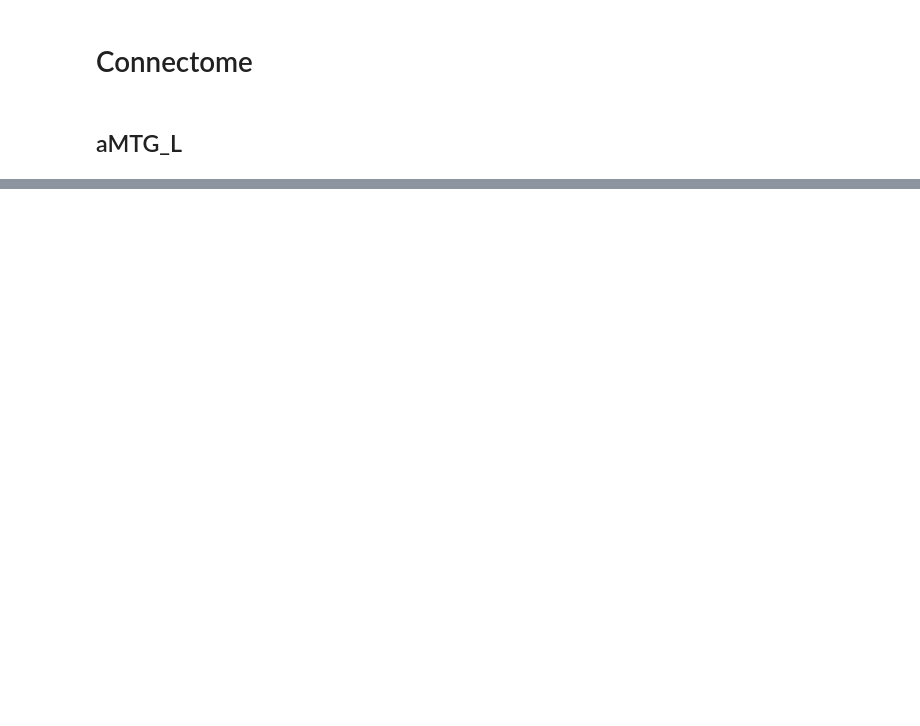
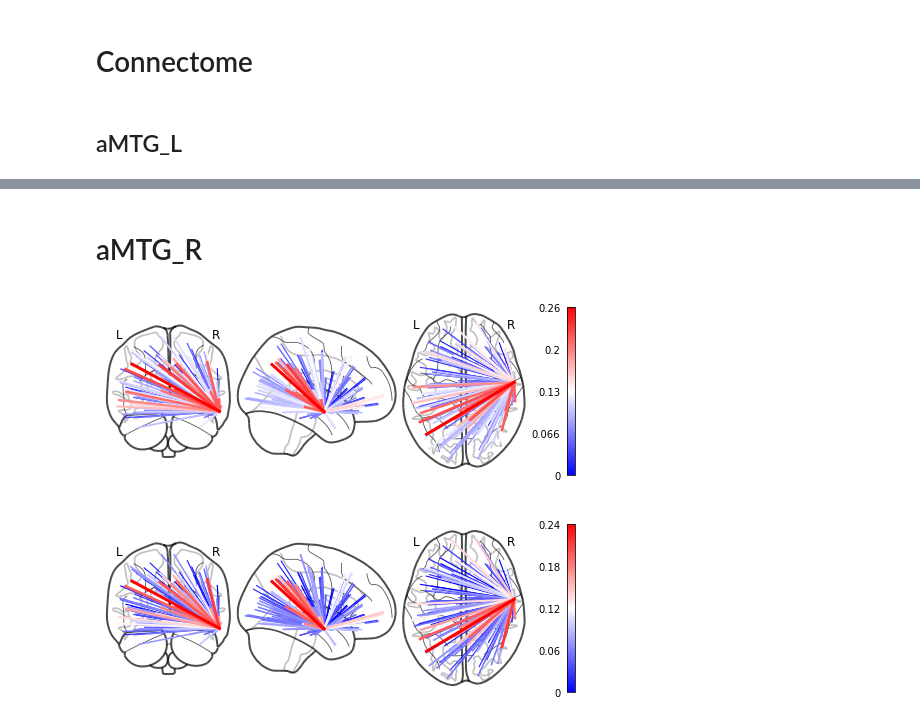
Before and after one commit to Xanthylajoie/sex_diff, a Jupyter notebook: connectomes_CB.ipynb, the cells around one changed output, grey strips where cells are left out. Cells and saved outputs as stored; diff of their text form; code cells hidden in the pictures; blank space fills up the shorter version.

```diff
--- a/connectomes_CB.ipynb
+++ b/connectomes_CB.ipynb
@@ -101,0 +101,50 @@ plotting.plot_connectome(correlation_matrix_aMTG_female,
+# %% [markdown]
+# aMTG_R
+# %%
+correlation_brain_male = []
+correlation_brain_female = []
+
+for i in label_male:
+    correlation_brain_male.append(data[(i, "aMTG_R")])
+
+for i in label_female:
+    correlation_brain_female.append(data[(i, "aMTG_R")])
+
+mean_correlation_male = np.mean(np.asarray(correlation_brain_male), axis=0)
+mean_correlation_male_zero = np.insert(mean_correlation_male, 0, 0)
+
+mean_correlation_female = np.mean(np.asarray(correlation_brain_female), axis=0)
+mean_correlation_female_zero = np.insert(mean_correlation_female, 0, 0)
+
+
+correlation_matrix_aMTG_male = np.zeros((149, 149))
+correlation_matrix_aMTG_male[0,:] = mean_correlation_male_zero
+correlation_matrix_aMTG_male[:,0] = mean_correlation_male_zero
+
+fig_men = plotting.plot_connectome(correlation_matrix_aMTG_male,
+                        np.insert(coordinates, 0, [60, -6, -18], axis=0),
+                        edge_vmin=0,
+                        edge_vmax=np.max(correlation_matrix_aMTG_male),
+                        display_mode="ortho", node_size = 0,
+                        colorbar = True,
+                        #title = "aMTG_R men",
+                         )
+
+fig_men.savefig("aMTG_R_Men.png", dpi= 300)
+
+correlation_matrix_aMTG_female = np.zeros((149, 149))
+correlation_matrix_aMTG_female[0,:] = mean_correlation_female_zero
+correlation_matrix_aMTG_female[:,0] = mean_correlation_female_zero
+
+fig_women = plotting.plot_connectome(correlation_matrix_aMTG_female,
+                        np.insert(coordinates, 0, [60, -6, -18], axis=0),
+                        edge_vmin=0,
+                        edge_vmax=np.max(correlation_matrix_aMTG_female),
+                        display_mode="ortho", node_size = 0,
+                        colorbar = True,
+                        #title = "aMTG_R women"
+                         )
+fig_women.savefig("aMTG_R_Women.png", dpi= 300)
+# %% [output]
+[figure, added]
+[figure, added]
```
Also changed, not shown: parts of 13 cells of this notebook, 16 other files.
